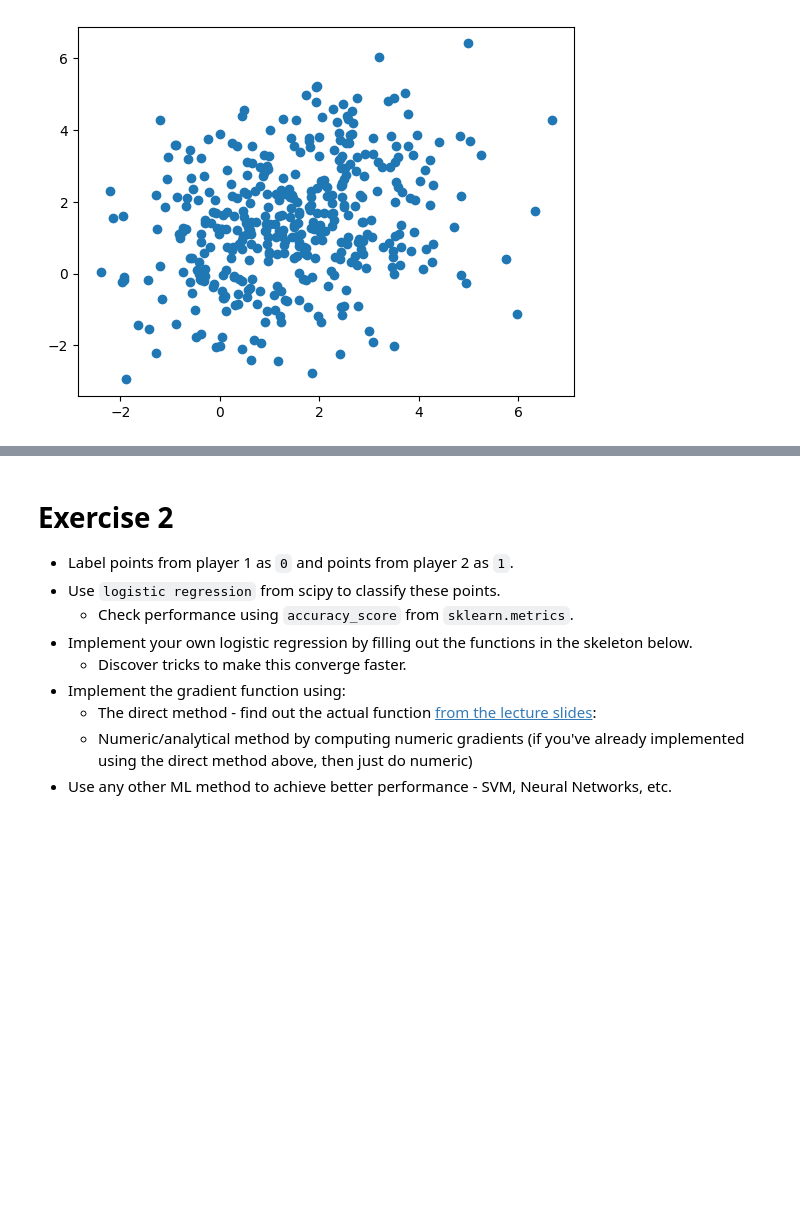
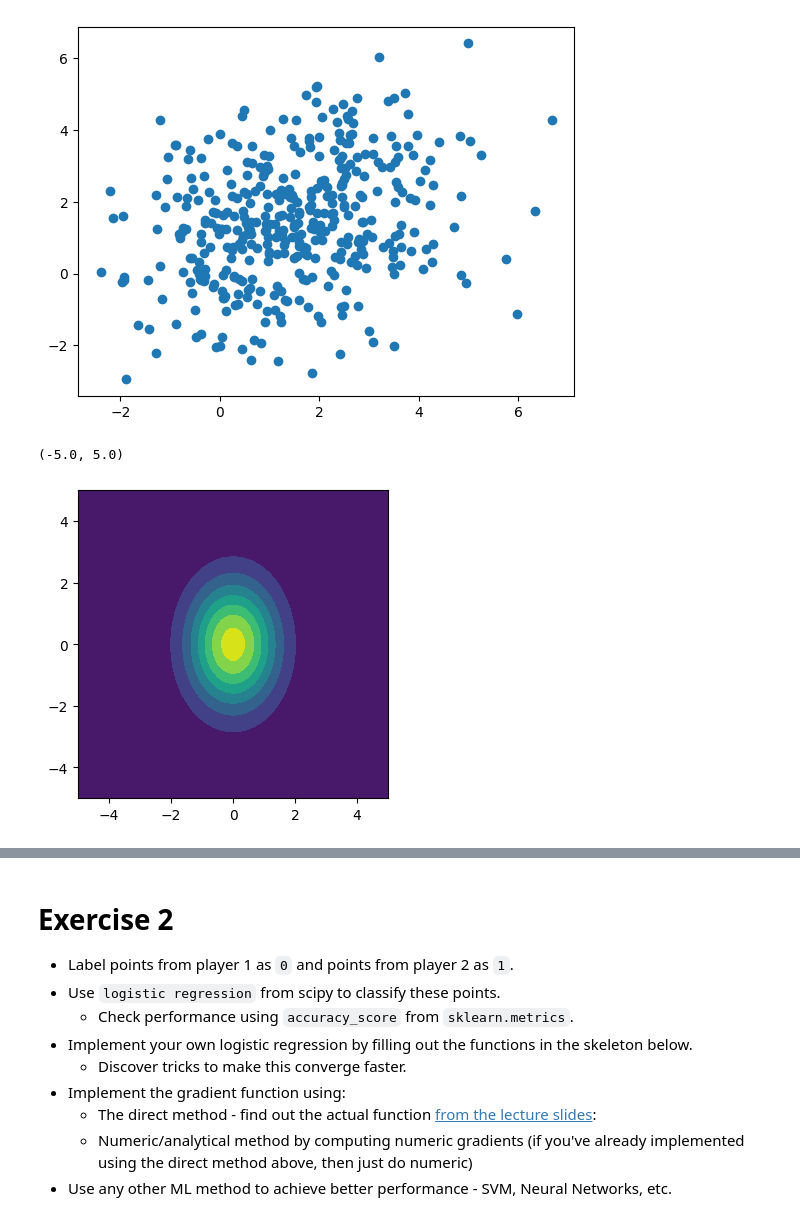
Before and after one commit to sudiptiwari/ai_school_2023, a Jupyter notebook: Lab_1.ipynb, the cells around one changed output, grey strips where cells are left out. Drawn from its saved outputs; the diff is of its cells as text; code cells hidden in the pictures; blank space fills up the shorter version.

Commit message:
Create using Colaboratory and draw upto scatterplot and contour

```diff
--- a/Lab_1.ipynb
+++ b/Lab_1.ipynb
@@ -87,3 +87,18 @@ plt.scatter(q[0],q[1])
 # %% [output]
 <matplotlib.collections.PathCollection at 0x...>
 [figure]
+# %%
+# Player 1 contour plot
+xx1, xx2 = np.meshgrid(np.linspace(-7, 7, 100), np.linspace(-7, 7, 100), indexing='xy')
+pos = np.dstack((xx1, xx2))
+prob_dist = z.pdf(pos) # z means for Player 1
+prob_dist /= np.sum(prob_dist)
+fig2 = plt.figure(1, figsize=(4, 4))
+ax2 = fig2.add_subplot(111)
+ax2.contourf(xx1, xx2, prob_dist)
+# ax2.plot(debruyne_xy[0, :], debruyne_xy[1, :], 'g.', markersize=3)
+ax2.set_xlim(-5, 5)
+ax2.set_ylim(-5, 5)
+# %% [output]
+(-5.0, 5.0)
+[figure, added]
```
Also changed, not shown: parts of 1 cell of this notebook.
